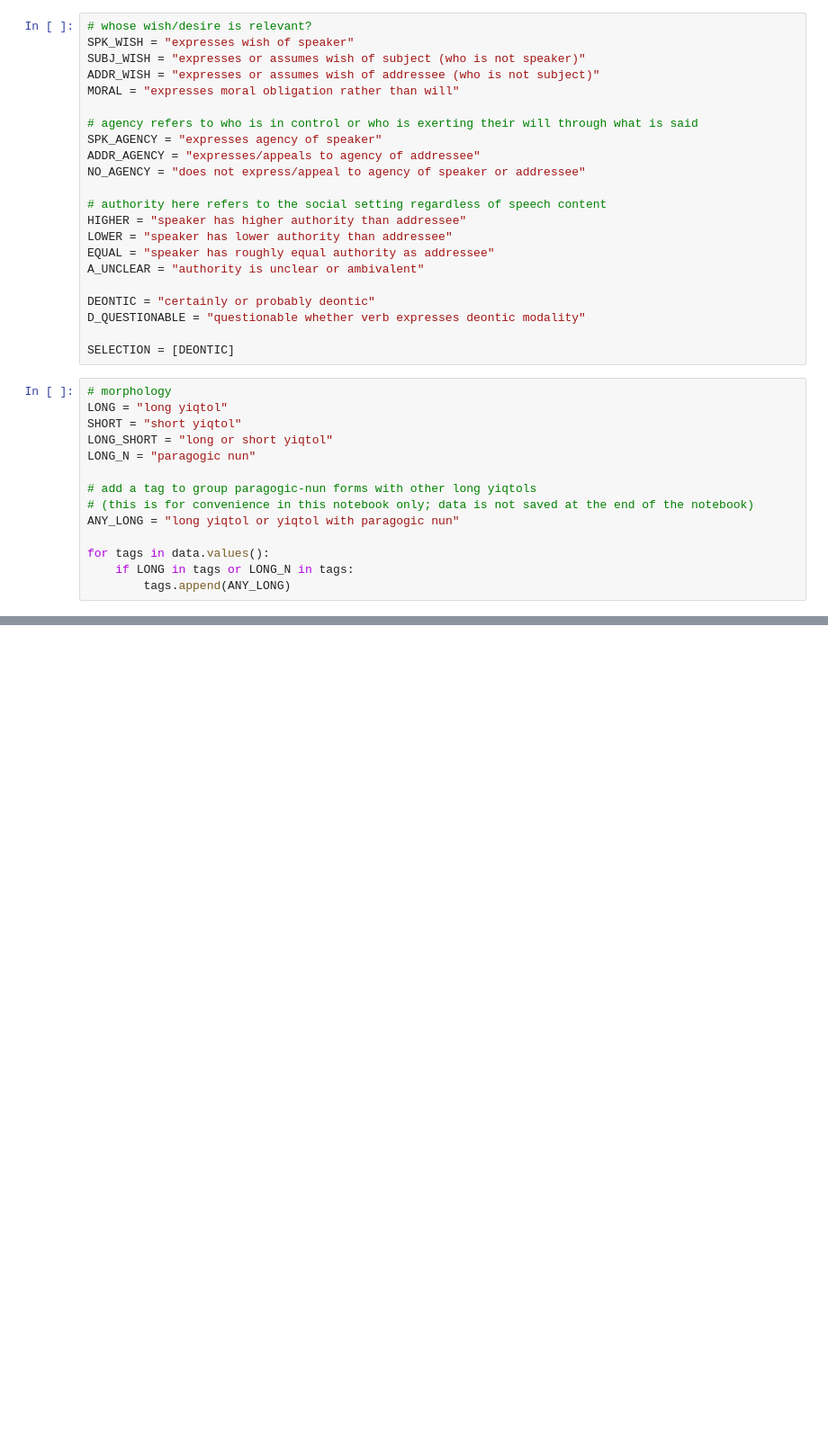
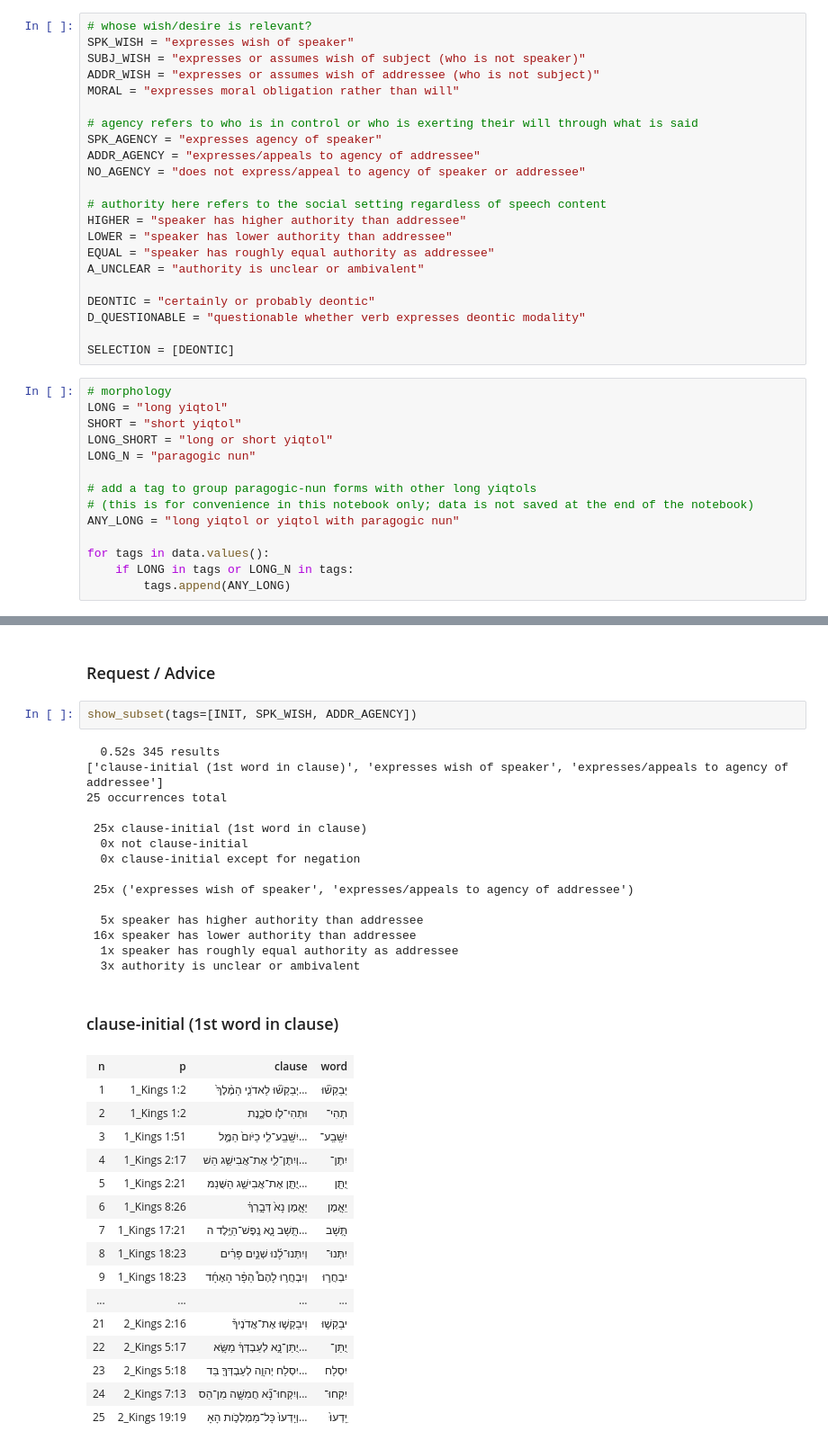
Before and after one commit to dtrlanz/bhsa-kings, a Jupyter notebook: analysis 3rd person.ipynb, the cells around one changed output, grey strips where cells are left out. Shown at 90% size. Drawn from its saved outputs; the diff is of its cells as text; blank space fills up the shorter version.

```diff
--- a/analysis 3rd person.ipynb
+++ b/analysis 3rd person.ipynb
@@ -272,0 +411,36 @@ show_subset(tags=[LONG_SHORT])
+# %% [markdown]
+### Request / Advice
+# %%
+show_subset(tags=[INIT, SPK_WISH, ADDR_AGENCY])
+# %% [output]
+  0.52s 345 results
+['clause-initial (1st word in clause)', 'expresses wish of speaker', 'expresses/appeals to agency of addressee']
+25 occurrences total
+
+ 25x clause-initial (1st word in clause)
+  0x not clause-initial
+  0x clause-initial except for negation
+
+ 25x ('expresses wish of speaker', 'expresses/appeals to agency of addressee')
+
+  5x speaker has higher authority than addressee
+ 16x speaker has lower authority than addressee
+  1x speaker has roughly equal authority as addressee
+  3x authority is unclear or ambivalent
+### clause-initial (1st word in clause)
+| n | p | clause | word |
+| 1 | 1_Kings 1:2 | יְבַקְשׁ֞וּ לַאדֹנִ֤י הַמֶּ֨לֶךְ֙... | יְבַקְשׁ֞וּ |
+| 2 | 1_Kings 1:2 | וּתְהִי־לֹ֖ו סֹכֶ֑נֶת | תְהִי־ |
+| 3 | 1_Kings 1:51 | יִשָּֽׁבַֽע־לִ֤י כַיֹּום֙ הַמֶּ֣ל... | יִשָּֽׁבַֽע־ |
+| 4 | 1_Kings 2:17 | וְיִתֶּן־לִ֛י אֶת־אֲבִישַׁ֥ג הַשׁ... | יִתֶּן־ |
+| 5 | 1_Kings 2:21 | יֻתַּ֖ן אֶת־אֲבִישַׁ֣ג הַשֻּׁנַמּ... | יֻתַּ֖ן |
+| 6 | 1_Kings 8:26 | יֵאָ֤מֶן נָא֙ דְּבָ֣רְךָ֔ | יֵאָ֤מֶן |
+| 7 | 1_Kings 17:21 | תָּ֥שָׁב נָ֛א נֶֽפֶשׁ־הַיֶּ֥לֶד ה... | תָּ֥שָׁב |
+| 8 | 1_Kings 18:23 | וְיִתְּנוּ־לָ֜נוּ שְׁנַ֣יִם פָּרִ֗ים | יִתְּנוּ־ |
+| 9 | 1_Kings 18:23 | וְיִבְחֲר֣וּ לָהֶם֩ הַפָּ֨ר הָאֶחָ֜ד | יִבְחֲר֣וּ |
+| ... | ... | ... | ... |
+| 21 | 2_Kings 2:16 | וִיבַקְשׁ֣וּ אֶת־אֲדֹנֶיךָ֒ | יבַקְשׁ֣וּ |
+| 22 | 2_Kings 5:17 | יֻתַּן־נָ֣א לְעַבְדְּךָ֔ מַשָּׂ֥א... | יֻתַּן־ |
+| 23 | 2_Kings 5:18 | יִסְלַח יְהוָ֥ה לְעַבְדְּךָ֖ בַּד... | יִסְלַח |
+| 24 | 2_Kings 7:13 | וְיִקְחוּ־נָ֞א חֲמִשָּׁ֣ה מִן־הַס... | יִקְחוּ־ |
+| 25 | 2_Kings 19:19 | וְיֵֽדְעוּ֙ כָּל־מַמְלְכֹ֣ות הָאָ... | יֵֽדְעוּ֙ |
```
Also changed, not shown: parts of 30 cells of this notebook.
